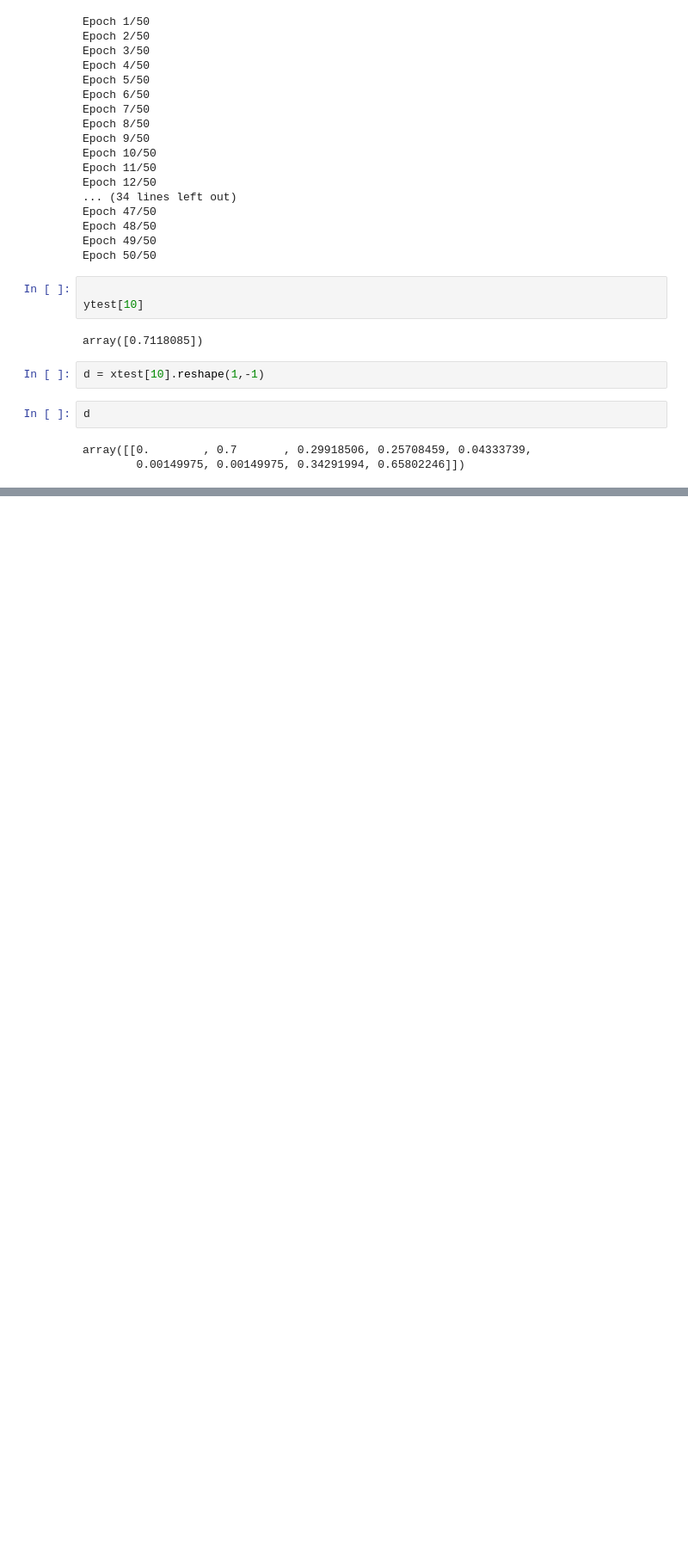
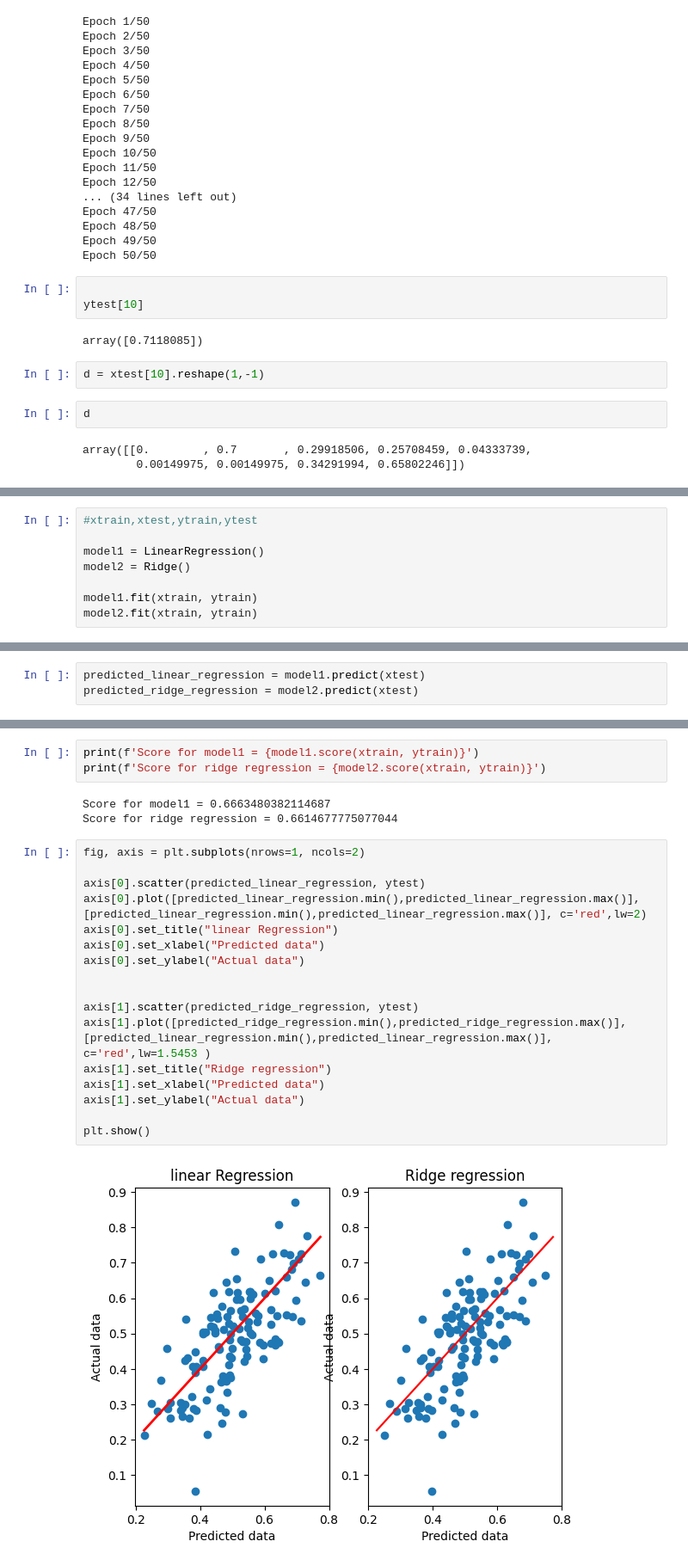
Before and after one commit to tirumanagirisivasai/Deep-Learning-lab-Programs, a Jupyter notebook: Experiment_6.ipynb, the cells around one changed output, grey strips where cells are left out. Shown at 86% size. Cells and saved outputs as stored; diff of their text form; blank space fills up the shorter version.

```diff
--- a/Experiment_6.ipynb
+++ b/Experiment_6.ipynb
@@ -197,0 +203,8 @@ plt.show()
+# %%
+#xtrain,xtest,ytrain,ytest
+
+model1 = LinearRegression()
+model2 = Ridge()
+
+model1.fit(xtrain, ytrain)
+model2.fit(xtrain, ytrain)
@@ -197,0 +213,3 @@ plt.show()
+# %%
+predicted_linear_regression = model1.predict(xtest)
+predicted_ridge_regression = model2.predict(xtest)
@@ -197,0 +228,25 @@ plt.show()
+# %%
+print(f'Score for model1 = {model1.score(xtrain, ytrain)}')
+print(f'Score for ridge regression = {model2.score(xtrain, ytrain)}')
+# %% [output]
+Score for model1 = 0.6663480382114687
+Score for ridge regression = 0.6614677775077044
+# %%
+fig, axis = plt.subplots(nrows=1, ncols=2)
+
+axis[0].scatter(predicted_linear_regression, ytest)
+axis[0].plot([predicted_linear_regression.min(),predicted_linear_regression.max()],[predicted_linear_regression.min(),predicted_linear_regression.max()], c='red',lw=2)
+axis[0].set_title("linear Regression")
+axis[0].set_xlabel("Predicted data")
+axis[0].set_ylabel("Actual data")
+
+
+axis[1].scatter(predicted_ridge_regression, ytest)
+axis[1].plot([predicted_ridge_regression.min(),predicted_ridge_regression.max()],[predicted_linear_regression.min(),predicted_linear_regression.max()], c='red',lw=1.5453 )
+axis[1].set_title("Ridge regression")
+axis[1].set_xlabel("Predicted data")
+axis[1].set_ylabel("Actual data")
+
+plt.show()
+# %% [output]
+[figure, added]
```
Also changed, not shown: parts of 9 cells of this notebook.
